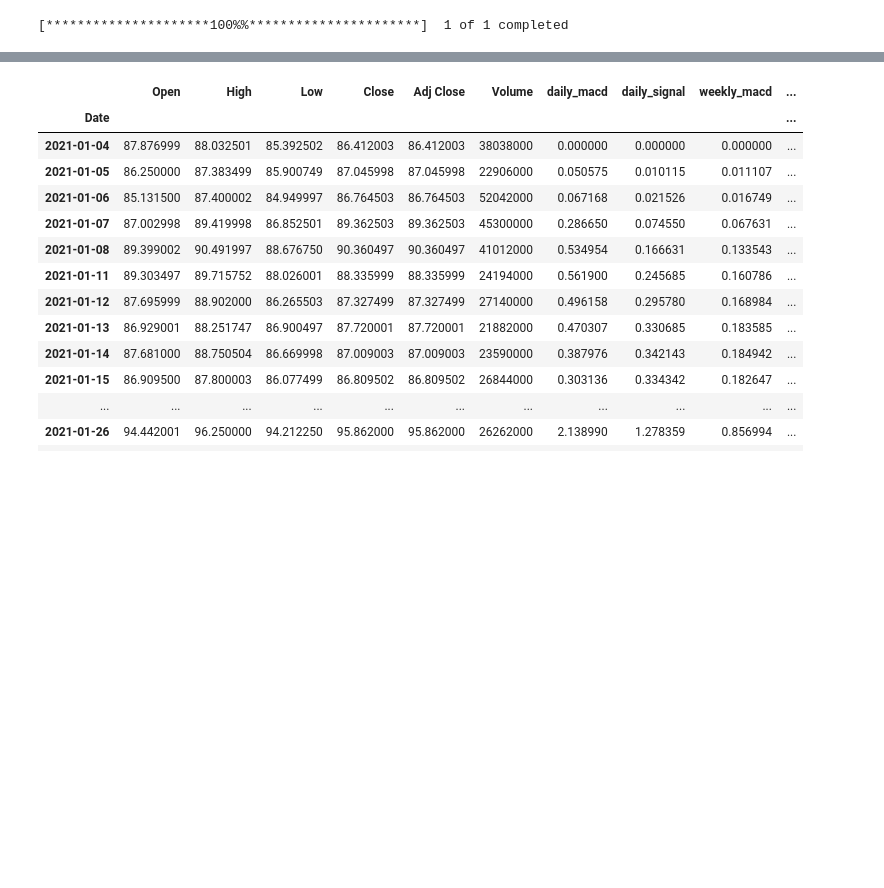
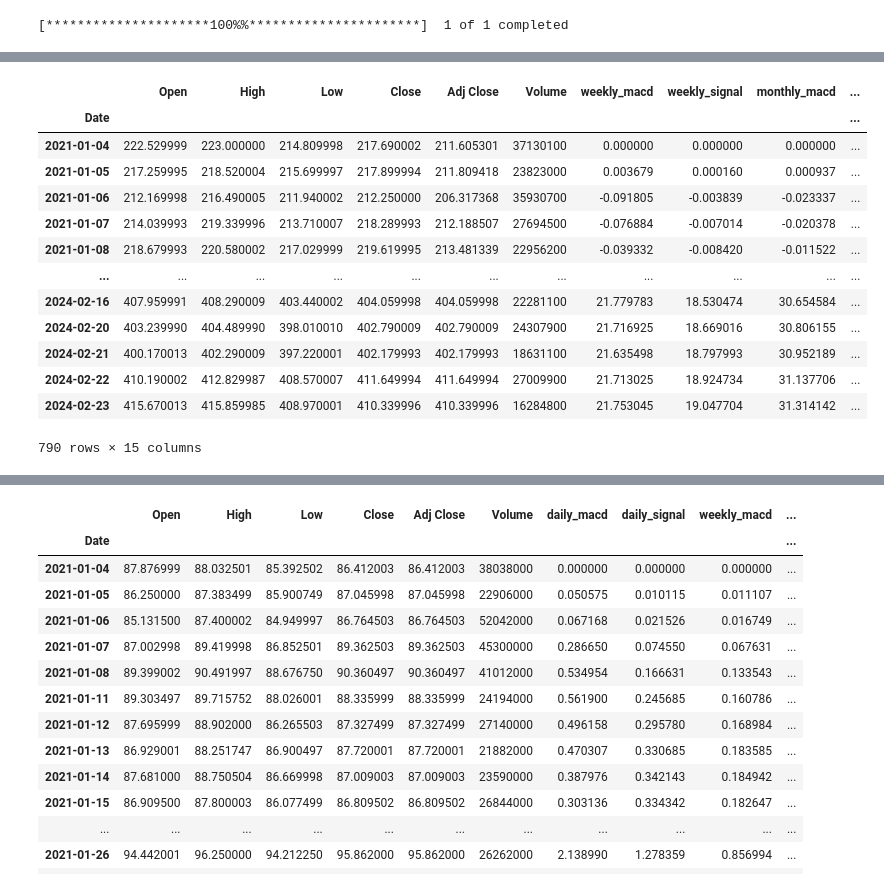
Before and after one commit to Dhruv2222/macd-implementation, a Jupyter notebook: macd.ipynb, the cells around one changed output, grey strips where cells are left out. Drawn from its saved outputs; the diff is of its cells as text; code cells hidden in the pictures; blank space fills up the shorter version.

Commit message:
Added ATR plot. Now plotting Close, MACD, ATR

```diff
--- a/macd.ipynb
+++ b/macd.ipynb
@@ -109,3 +110,22 @@ df
+# %%
+df['atr'] = pta.atr(df['High'], df['Low'], df['Close'], window=14, fillna=False)
+df['atr'].replace(False, float('nan'), inplace=True)
+df
+# %% [output]
+|  | Open | High | Low | Close | Adj Close | Volume | weekly_macd | weekly_signal | monthly_macd | ... |
+| Date |  |  |  |  |  |  |  |  |  | ... |
+| 2021-01-04 | 222.529999 | 223.000000 | 214.809998 | 217.690002 | 211.605301 | 37130100 | 0.000000 | 0.000000 | 0.000000 | ... |
+| 2021-01-05 | 217.259995 | 218.520004 | 215.699997 | 217.899994 | 211.809418 | 23823000 | 0.003679 | 0.000160 | 0.000937 | ... |
+| 2021-01-06 | 212.169998 | 216.490005 | 211.940002 | 212.250000 | 206.317368 | 35930700 | -0.091805 | -0.003839 | -0.023337 | ... |
+| 2021-01-07 | 214.039993 | 219.339996 | 213.710007 | 218.289993 | 212.188507 | 27694500 | -0.076884 | -0.007014 | -0.020378 | ... |
+| 2021-01-08 | 218.679993 | 220.580002 | 217.029999 | 219.619995 | 213.481339 | 22956200 | -0.039332 | -0.008420 | -0.011522 | ... |
+| ... | ... | ... | ... | ... | ... | ... | ... | ... | ... | ... |
+| 2024-02-16 | 407.959991 | 408.290009 | 403.440002 | 404.059998 | 404.059998 | 22281100 | 21.779783 | 18.530474 | 30.654584 | ... |
+| 2024-02-20 | 403.239990 | 404.489990 | 398.010010 | 402.790009 | 402.790009 | 24307900 | 21.716925 | 18.669016 | 30.806155 | ... |
+| 2024-02-21 | 400.170013 | 402.290009 | 397.220001 | 402.179993 | 402.179993 | 18631100 | 21.635498 | 18.797993 | 30.952189 | ... |
+| 2024-02-22 | 410.190002 | 412.829987 | 408.570007 | 411.649994 | 411.649994 | 27009900 | 21.713025 | 18.924734 | 31.137706 | ... |
+| 2024-02-23 | 415.670013 | 415.859985 | 408.970001 | 410.339996 | 410.339996 | 16284800 | 21.753045 | 19.047704 | 31.314142 | ... |
+790 rows × 15 columns
 # %%
 df.to_csv('output.csv')
 # %%
```
Also changed, not shown: parts of 6 cells of this notebook, 5 other files.
